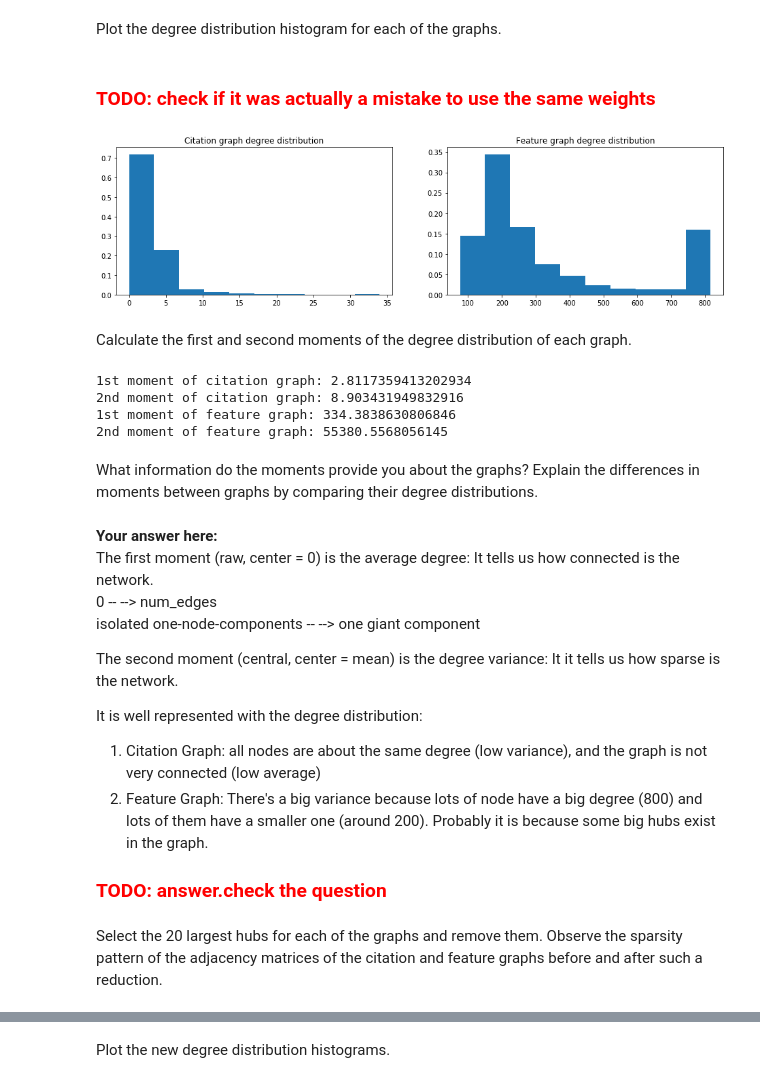
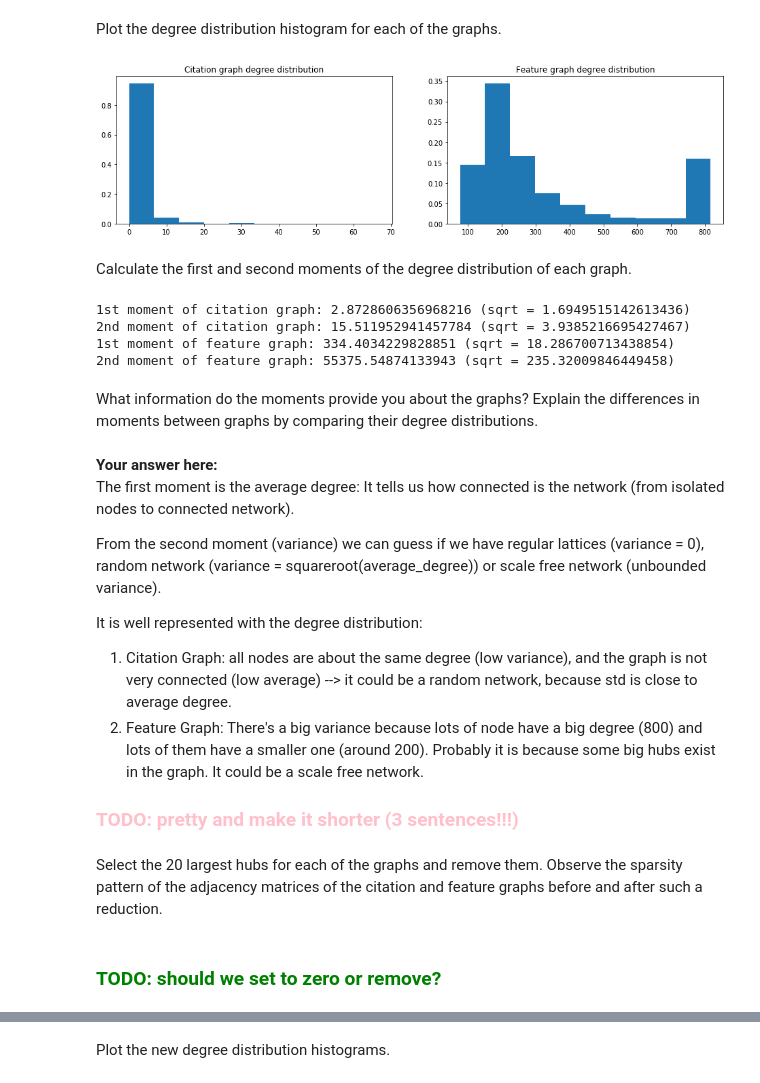
Before and after one commit to misterw97/ntds_2019, a Jupyter notebook: assignments/1_network_science.ipynb, the cells around one changed output, grey strips where cells are left out. Cells and saved outputs as stored; diff of their text form; code cells hidden in the pictures.

Commit message:
question 1-2 checked
wip: prettier

```diff
--- a/assignments/1_network_science.ipynb
+++ b/assignments/1_network_science.ipynb
@@ -191,9 +198,7 @@ First, let us choose the mean distance as the threshold.
 def binary_threshold_matrix(matrix, threshold):
     ''' returns a copy of the input matrix with values set to 1 if under threshold, 0 otherwise'''
     t = np.copy(matrix)
-    t[t > threshold] = 0
-    t[t > 0] = 1
-    return t
+    return np.where(t<threshold, 1, 0)
 # %%
 threshold = mean_distance
 A_feature = clean_diagonal(binary_threshold_matrix(distance, threshold))
@@ -203,17 +208,20 @@ Shape: (818, 818)
 # %% [markdown]
 Now read the `cora.cites` file and construct the citation graph by converting the given citation connections into an adjacency matrix.
 # %%
-def create_adjacency_matrix(edges, directed = False):
-    nodes = np.unique(edges, axis=None)
-    nodes_size = nodes.shape[0]
-    a = np.zeros((nodes_size, nodes_size))
+def create_adjacency_matrix(edges, uids = None, directed = False):
+    if uids is None:
+        uids = np.unique(edges, axis=None)
+    length = uids.shape[0]
+    a = np.zeros((length,length))
     for edge in edges:
-        id1 = get_index_of_1D(nodes, edge[0])
-        id2 = get_index_of_1D(nodes, edge[1])
+        id1 = get_index_of_1D(uids, edge[0])
+        id2 = get_index_of_1D(uids, edge[1])
+        if id1 == -1 or id2 == -1:
+            continue
         a[id1,id2] = 1
         if not directed:
             a[id2,id1] = 1
-    return clean_diagonal(a)
+    return a
 # %%
 cora_cites = np.genfromtxt('data/cora/cora.cites', delimiter='\t')
 A_citation_full = create_adjacency_matrix(cora_cites)
@@ -225,7 +233,6 @@ Get the adjacency matrix of the citation graph for the field that you chose.
 You have to appropriately reduce the adjacency matrix of the citation graph.
 # %%
 filtered_uids = filtered_data['uid'].values
-filtered_ids = array_map(lambda uid: get_index_of_1D(filtered_uids, uid), filtered_uids)
-A_citation = reduce_ids_adjacency_matrix(A_citation_full, filtered_ids)
-A_citation.shape
+A_citation = create_adjacency_matrix(cora_cites, filtered_uids)
+print(f'shape={A_citation.shape}')
 # %% [output]
@@ -268,23 +273,20 @@ Plot the degree distribution histogram for each of the graphs.
 def compute_nodes_degrees(adjacency_matrix, directed = False):
     if directed:
         raise NotImplementedError
-    return np.sum(adjacency_matrix, axis=0, out=np.array(range(adjacency_matrix.shape[0])))
+    return np.sum(adjacency_matrix, axis=0)
-# %% [markdown]
-### <span style="color:red">TODO: check if it was actually a mistake to use the same weights</span>
 # %%
 degrees_citation = compute_nodes_degrees(A_citation)
 degrees_feature = compute_nodes_degrees(A_feature)
 
-deg_hist_normalization_cit = np.ones(degrees_citation.shape[0]) / degrees_citation.shape[0]
-deg_hist_normalization_feat = np.ones(degrees_feature.shape[0]) / degrees_feature.shape[0]
+deg_hist_normalization = np.ones(degrees_citation.shape[0]) / degrees_citation.shape[0]
 
 fig, axes = plt.subplots(1, 2, figsize=(16, 4))
 axes[0].set_title('Citation graph degree distribution')
-axes[0].hist(degrees_citation, weights=deg_hist_normalization_cit);
+axes[0].hist(degrees_citation, weights=deg_hist_normalization);
 axes[1].set_title('Feature graph degree distribution')
-axes[1].hist(degrees_feature, weights=deg_hist_normalization_feat);
+axes[1].hist(degrees_feature, weights=deg_hist_normalization);
 # %% [output]
-[figure, old version]
+[figure, new version]
 # %% [markdown]
 Calculate the first and second moments of the degree distribution of each graph.
 # %%
@@ -299,32 +301,33 @@ cit_moment_2 = compute_nth_moment(A_citation, 2, center = cit_moment_1)
 feat_moment_1 = compute_nth_moment(A_feature, 1)
 feat_moment_2 = compute_nth_moment(A_feature, 2, center = feat_moment_1)
 
-print(f"1st moment of citation graph: {cit_moment_1}")
-print(f"2nd moment of citation graph: {cit_moment_2}")
-print(f"1st moment of feature graph: {feat_moment_1}")
-print(f"2nd moment of feature graph: {feat_moment_2}")
+print(f"1st moment of citation graph: {cit_moment_1} (sqrt = {np.sqrt(cit_moment_1)})")
+print(f"2nd moment of citation graph: {cit_moment_2} (sqrt = {np.sqrt(cit_moment_2)})")
+print(f"1st moment of feature graph: {feat_moment_1} (sqrt = {np.sqrt(feat_moment_1)})")
+print(f"2nd moment of feature graph: {feat_moment_2} (sqrt = {np.sqrt(feat_moment_2)})")
 # %% [output]
-1st moment of citation graph: 2.8117359413202934
-2nd moment of citation graph: 8.903431949832916
-1st moment of feature graph: 334.3838630806846
-2nd moment of feature graph: 55380.5568056145
+1st moment of citation graph: 2.8728606356968216 (sqrt = 1.6949515142613436)
+2nd moment of citation graph: 15.511952941457784 (sqrt = 3.9385216695427467)
+1st moment of feature graph: 334.4034229828851 (sqrt = 18.286700713438854)
+2nd moment of feature graph: 55375.54874133943 (sqrt = 235.32009846449458)
 # %% [markdown]
 What information do the moments provide you about the graphs?
 Explain the differences in moments between graphs by comparing their degree distributions.
 # %% [markdown]
 **Your answer here:**
-The first moment (raw, center = 0) is the average degree: It tells us how connected is the network.
-0 -- --> num_edges
-isolated one-node-components -- --> one giant component
+The first moment is the average degree: It tells us how connected is the network (from isolated nodes to connected network).
 
-The second moment (central, center = mean) is the degree variance: It it tells us how sparse is the network.
+From the second moment (variance) we can guess if we have regular lattices (variance = 0), random network (variance = squareroot(average_degree)) or scale free network (unbounded variance).
 
 It is well represented with the degree distribution:
-1. Citation Graph: all nodes are about the same degree (low variance), and the graph is not very connected (low average)
-2. Feature Graph: There's a big variance because lots of node have a big degree (800) and lots of them have a smaller one (around 200). Probably it is because some big hubs exist in the graph.
-### <span style="color:red">TODO: answer.check the question</span>
+1. Citation Graph: all nodes are about the same degree (low variance), and the graph is not very connected (low average) --> it could be a random network, because std is close to average degree.
+2. Feature Graph: There's a big variance because lots of node have a big degree (800) and lots of them have a smaller one (around 200). Probably it is because some big hubs exist in the graph. It could be a scale free network.
+
+### <span style="color:pink">TODO: pretty and make it shorter (3 sentences!!!)</span>
 # %% [markdown]
 Select the 20 largest hubs for each of the graphs and remove them. Observe the sparsity pattern of the adjacency matrices of the citation and feature graphs before and after such a reduction.
+# %% [markdown]
+### <span style="color:green">TODO: should we set to zero or remove?</span>
 # %%
 # TODO: 1. get the ids of the 20 largest hubs
 # TODO: 2. prune the matrix of these ids
```
Also changed, not shown: parts of 44 cells of this notebook.
